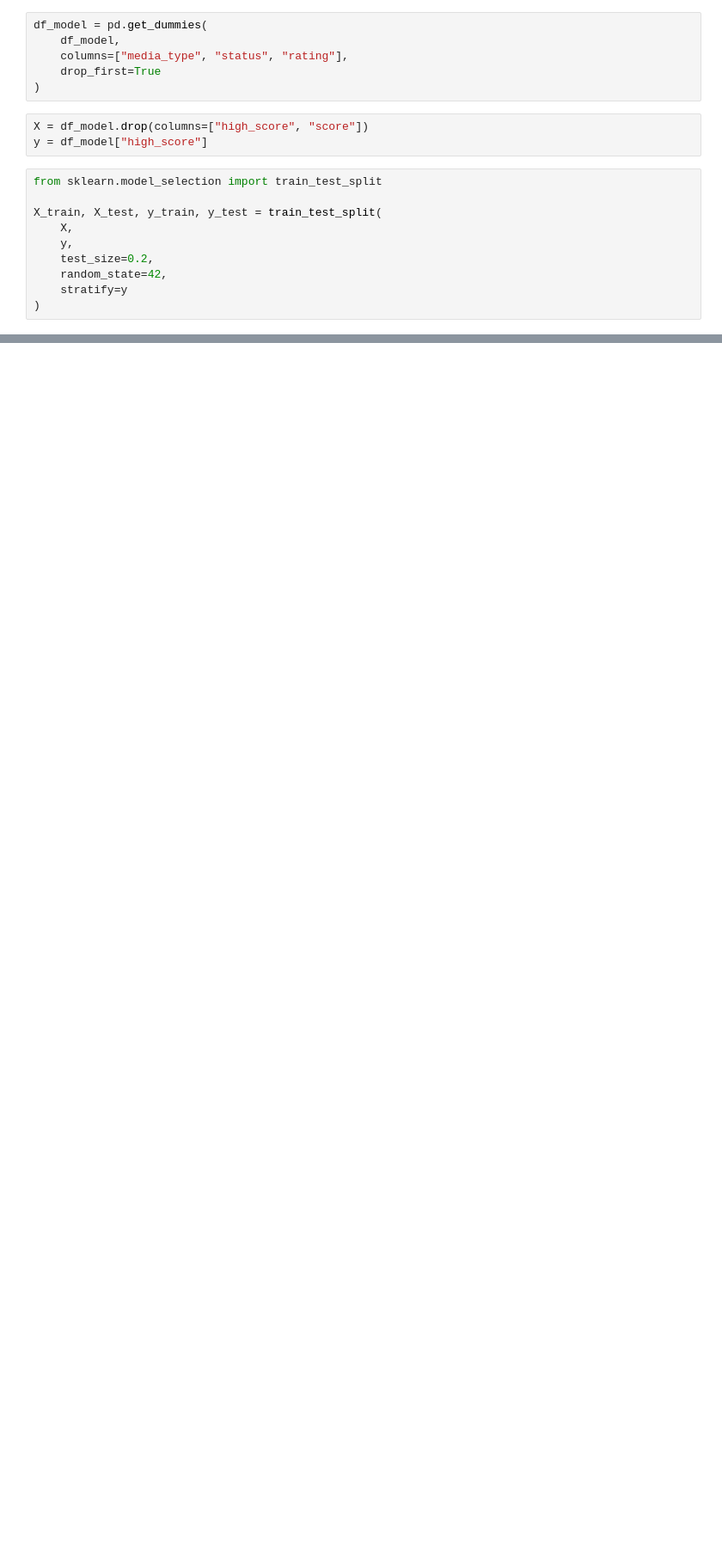
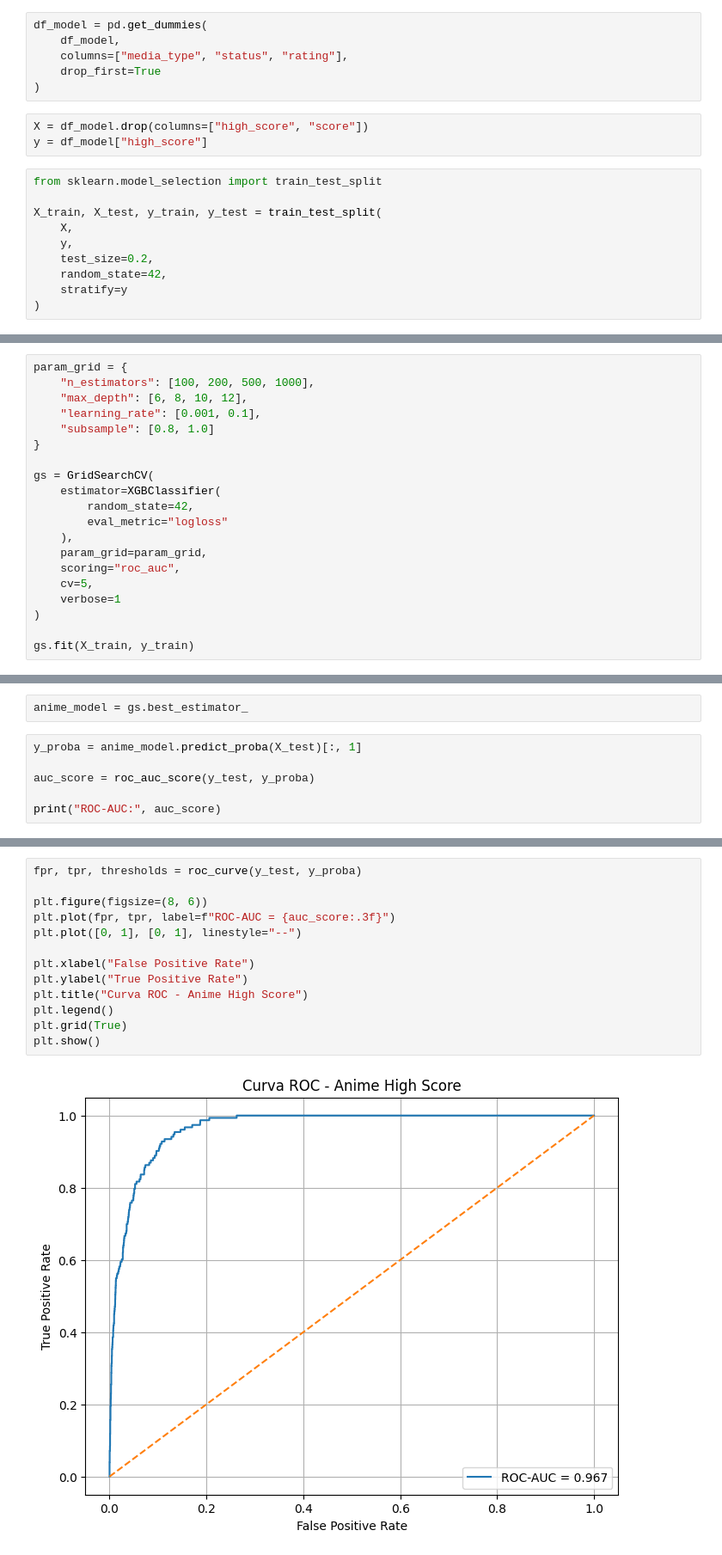
Before and after one commit to futabarentarou/Anime-final-project, a Jupyter notebook: data/Finalproject.ipynb, the cells around one changed output, grey strips where cells are left out. Shown at 86% size. Saved outputs shown, nothing was run; the diff lists cells and outputs as text; blank space fills up the shorter version.

```diff
--- a/data/Finalproject.ipynb
+++ b/data/Finalproject.ipynb
@@ -405,0 +369,20 @@ Confusion Matrix:
+# %%
+param_grid = {
+    "n_estimators": [100, 200, 500, 1000],
+    "max_depth": [6, 8, 10, 12],
+    "learning_rate": [0.001, 0.1],
+    "subsample": [0.8, 1.0]
+}
+
+gs = GridSearchCV(
+    estimator=XGBClassifier(
+        random_state=42,
+        eval_metric="logloss"
+    ),
+    param_grid=param_grid,
+    scoring="roc_auc",
+    cv=5,
+    verbose=1
+)
+
+gs.fit(X_train, y_train)
@@ -405,0 +423,8 @@ Confusion Matrix:
+# %%
+anime_model = gs.best_estimator_
+# %%
+y_proba = anime_model.predict_proba(X_test)[:, 1]
+
+auc_score = roc_auc_score(y_test, y_proba)
+
+print("ROC-AUC:", auc_score)
@@ -406,3 +502,18 @@ Confusion Matrix:
+# %%
+fpr, tpr, thresholds = roc_curve(y_test, y_proba)
+
+plt.figure(figsize=(8, 6))
+plt.plot(fpr, tpr, label=f"ROC-AUC = {auc_score:.3f}")
+plt.plot([0, 1], [0, 1], linestyle="--")
+
+plt.xlabel("False Positive Rate")
+plt.ylabel("True Positive Rate")
+plt.title("Curva ROC - Anime High Score")
+plt.legend()
+plt.grid(True)
+plt.show()
+# %% [output]
+[figure, added]
 # %%
 ## Conclusión
 
```
Also changed, not shown: parts of 10 cells of this notebook.
